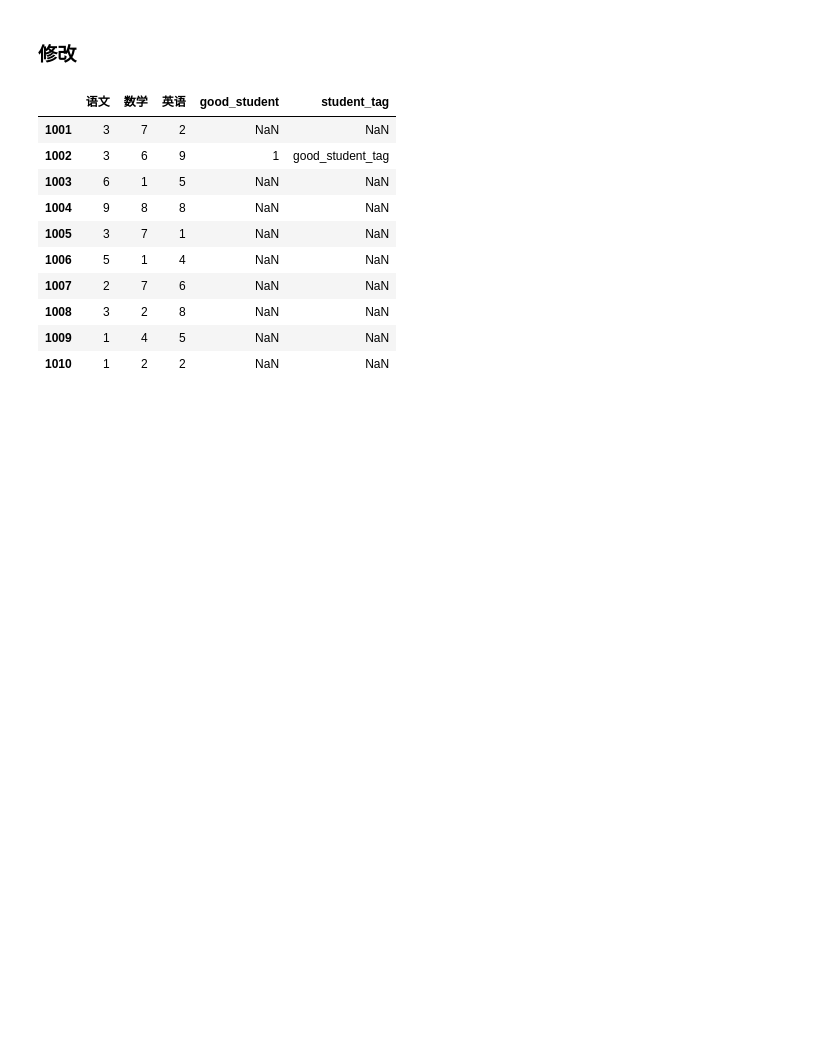
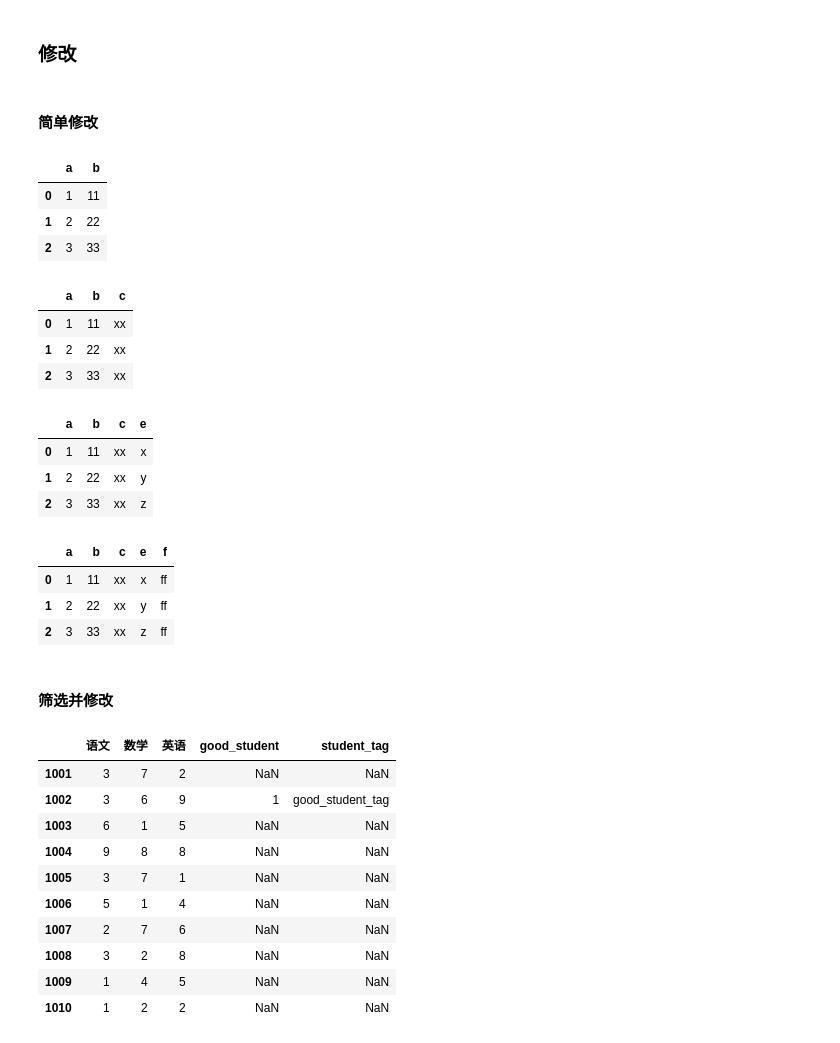
Before and after one commit to iridescentGray/self-learn-python-project, a Jupyter notebook: data_analysis/pandas_api/dataframe/index.ipynb, the cells around one changed output. Saved outputs shown, nothing was run; the diff lists cells and outputs as text; code cells hidden in the pictures; blank space fills up the shorter version.

```diff
--- a/data_analysis/pandas_api/dataframe/index.ipynb
+++ b/data_analysis/pandas_api/dataframe/index.ipynb
@@ -367,6 +369,44 @@ df1.query("英语 == @a_list[1]")
 | 1006 | 5 | 1 | 4 | NaN | NaN |
 # %% [markdown]
 ### 修改
+# %% [markdown]
+#### 简单修改
+# %%
+df = pd.DataFrame({"a": [1, 2, 3], "b": [11, 22, 33]})
+df
+# %% [output]
+|  | a | b |
+| 0 | 1 | 11 |
+| 1 | 2 | 22 |
+| 2 | 3 | 33 |
+# %%
+# 新增列
+df["c"] = "xx"
+df
+# %% [output]
+|  | a | b | c |
+| 0 | 1 | 11 | xx |
+| 1 | 2 | 22 | xx |
+| 2 | 3 | 33 | xx |
+# %%
+# 添加一列
+df["e"] = ["x", "y", "z"]
+df
+# %% [output]
+|  | a | b | c | e |
+| 0 | 1 | 11 | xx | x |
+| 1 | 2 | 22 | xx | y |
+| 2 | 3 | 33 | xx | z |
+# %%
+df.loc[:, ["f"]] = "ff"
+df
+# %% [output]
+|  | a | b | c | e | f |
+| 0 | 1 | 11 | xx | x | ff |
+| 1 | 2 | 22 | xx | y | ff |
+| 2 | 3 | 33 | xx | z | ff |
+# %% [markdown]
+#### 筛选并修改
 # %%
 # 根据loc的知识我们可知，loc的两个参数，一个表示行，一个表示列
 # (df1.英语 > 8) 表示搜索行 ["good_student","student_tag"] 表示两列
```
Also changed, not shown: parts of 2 cells of this notebook.
